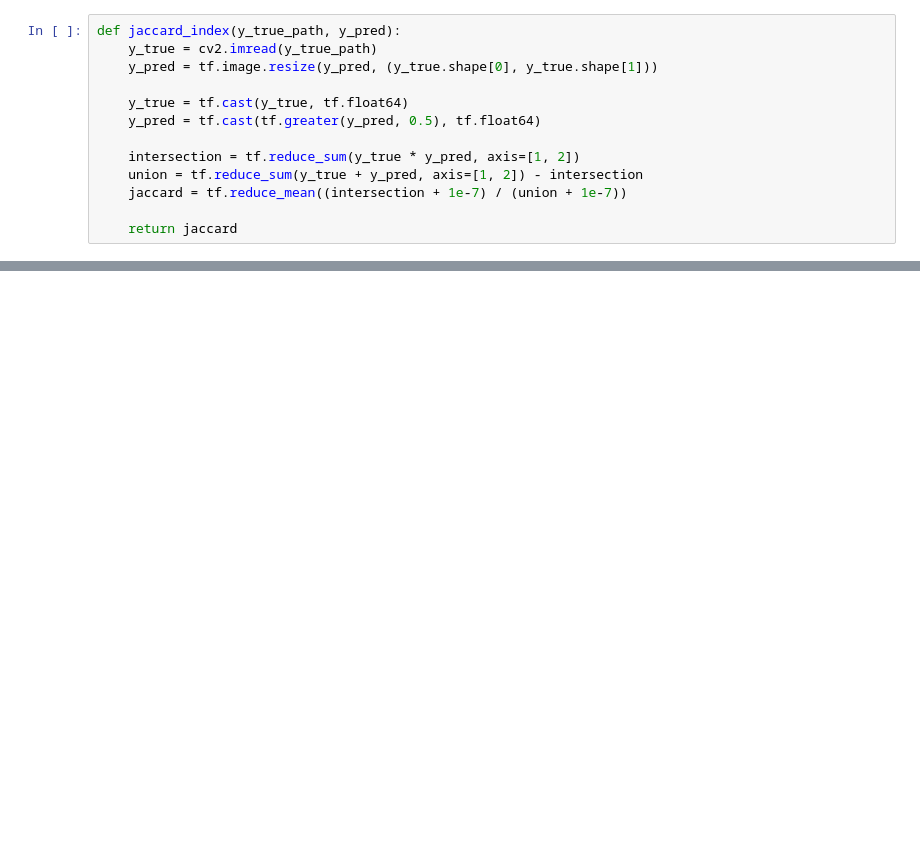
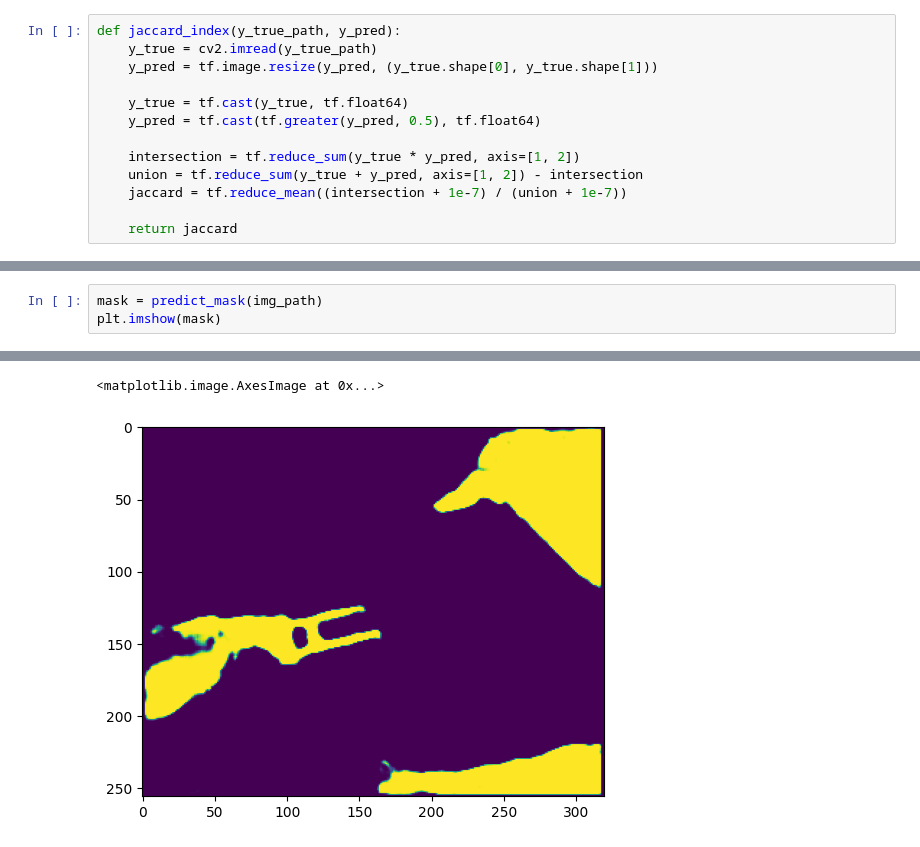
Before and after one commit to JoshuaR26/U-Net-Surgical-Tool-Segmentation, a Jupyter notebook: predict.ipynb, the cells around one changed output, grey strips where cells are left out. Cells and saved outputs as stored; diff of their text form; blank space fills up the shorter version.

```diff
--- a/predict.ipynb
+++ b/predict.ipynb
@@ -83,0 +90,4 @@ def jaccard_index(y_true_path, y_pred):
+# %%
+mask = predict_mask(img_path)
+plt.imshow(mask)
+# %% [output]
@@ -84,3 +95,5 @@ def jaccard_index(y_true_path, y_pred):
+<matplotlib.image.AxesImage at 0x...>
+[figure, added]
 # %%
 _list = []
 for idx, x in enumerate(X):
```
Also changed, not shown: parts of 5 cells of this notebook, 4 other files.
